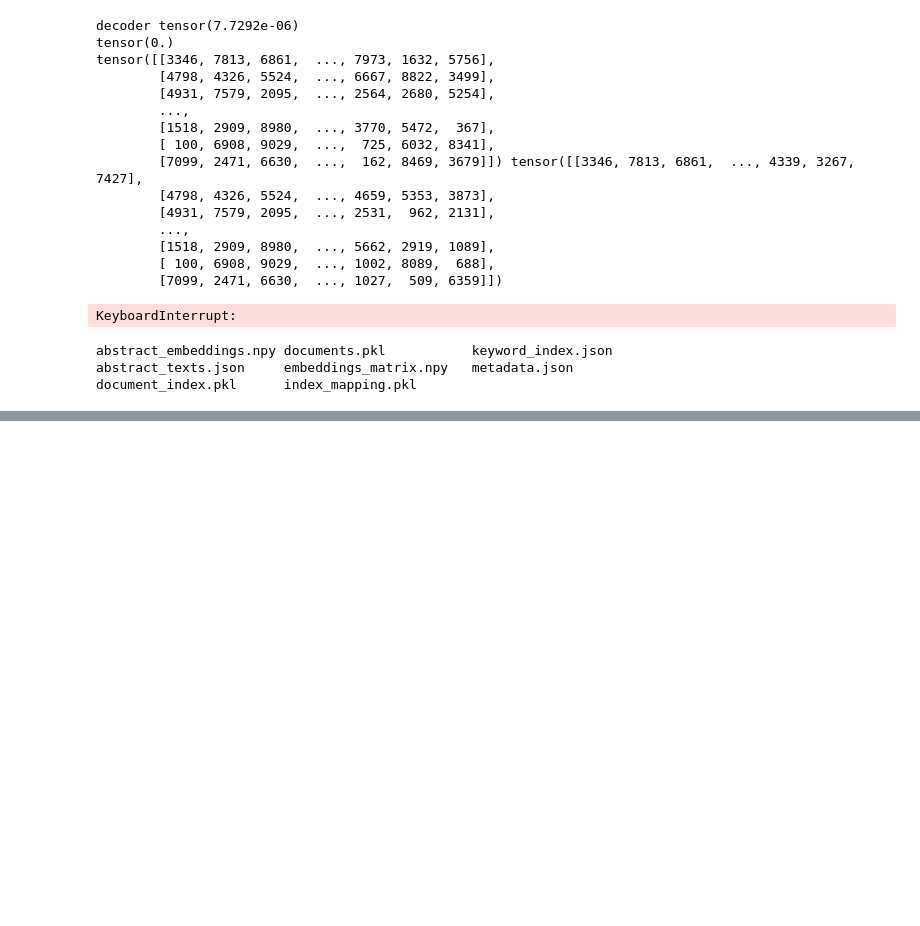
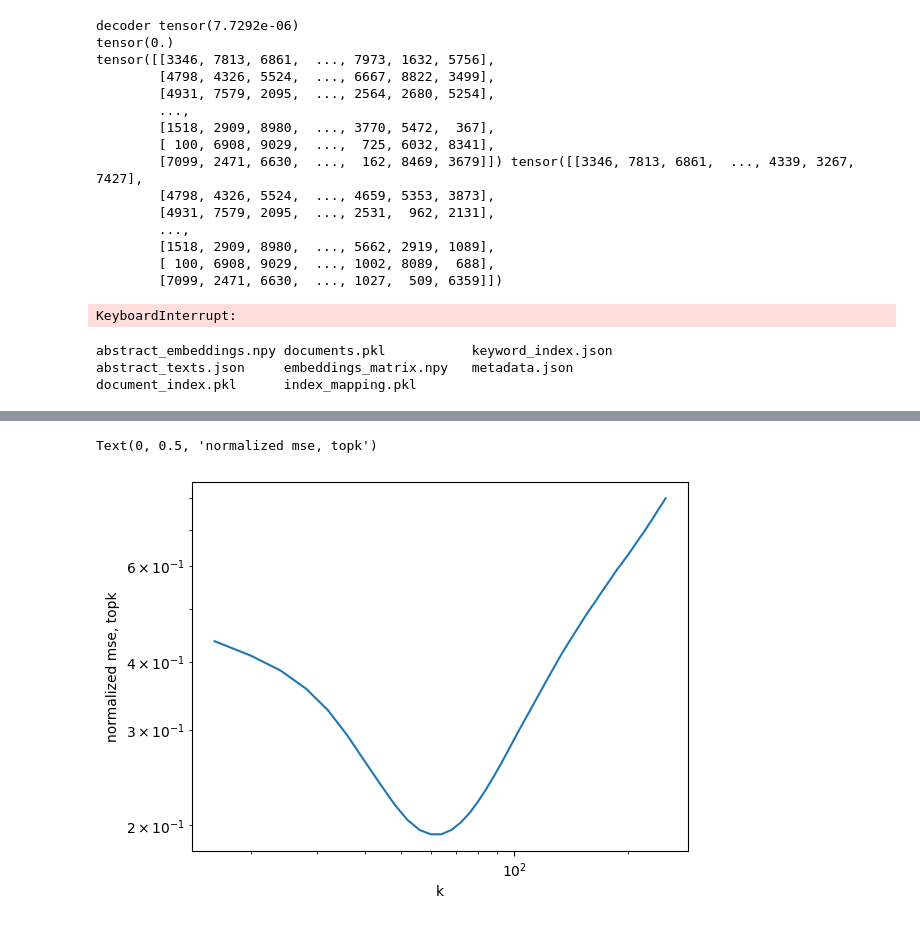
Before and after one commit to jsalt2024-evaluating-llms-for-astronomy/retrieval, a Jupyter notebook: saerch/christine.ipynb, the cells around one changed output, grey strips where cells are left out. Cells and saved outputs as stored; diff of their text form; code cells hidden in the pictures; blank space fills up the shorter version.

```diff
--- a/saerch/christine.ipynb
+++ b/saerch/christine.ipynb
@@ -211,0 +271,34 @@ top_abstracts, zero_abstracts = analyzer.get_feature_activations(num_samples)
+# %%
+# CODE TO COMPUTE RECONSTRUCTION MSE AT DIFFERENT K VALUES
+
+# Load the pre-trained model
+ae = FastAutoencoder(n_dirs, d_model, k, auxk, multik = multik).to(device)
+model_path = 'checkpoints/64_9216_128_final_epoch_44.pth'
+#model_path = 'checkpoints/64_9216_128_256_multik_epoch_10.pth'
+ae.load_state_dict(torch.load(model_path))
+ae.eval()
+
+with torch.no_grad():
+    for i, (batch,) in enumerate(tqdm(dataloader, desc="Processing abstracts")):
+        if i == 1:
+            batch = batch.to(device)
+            _, info = ae(batch)
+
+            start_idx = i * batch_size
+            end_idx = start_idx + batch.size(0)
+            kvals = range(16, 256, 4)
+            mse = np.zeros(len(kvals))
+
+            for i, kval in enumerate(kvals):
+                latents_pre_act = info['latents_pre_act']
+                recon_at_k = ae.decode_at_k(latents_pre_act, kval)
+                mse[i] = topk_sae.normalized_mse(recon_at_k, batch)
+# %%
+plt.plot(kvals, mse)
+plt.yscale("log")
+plt.xscale("log")
+plt.xlabel('k')
+plt.ylabel('normalized mse, topk')
+# %% [output]
+Text(0, 0.5, 'normalized mse, topk')
+[figure, added]
```
Also changed, not shown: parts of 23 cells of this notebook, 32 other files.
